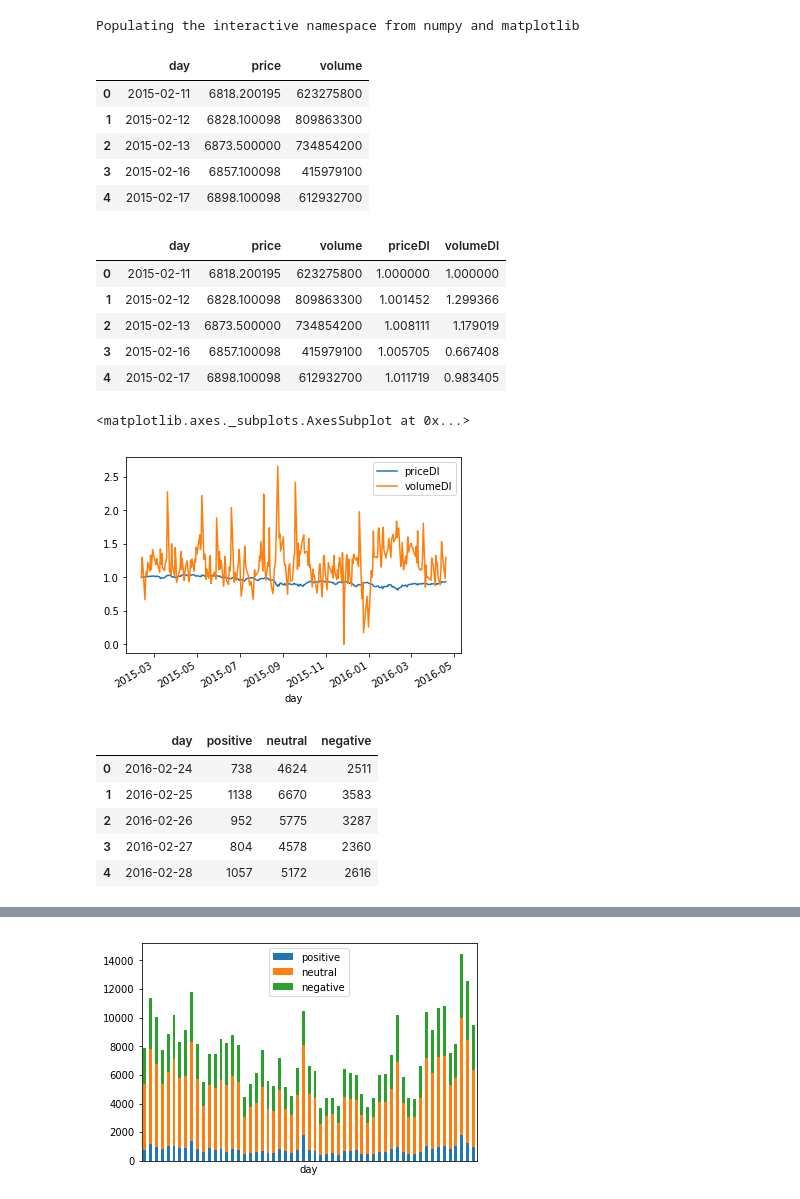
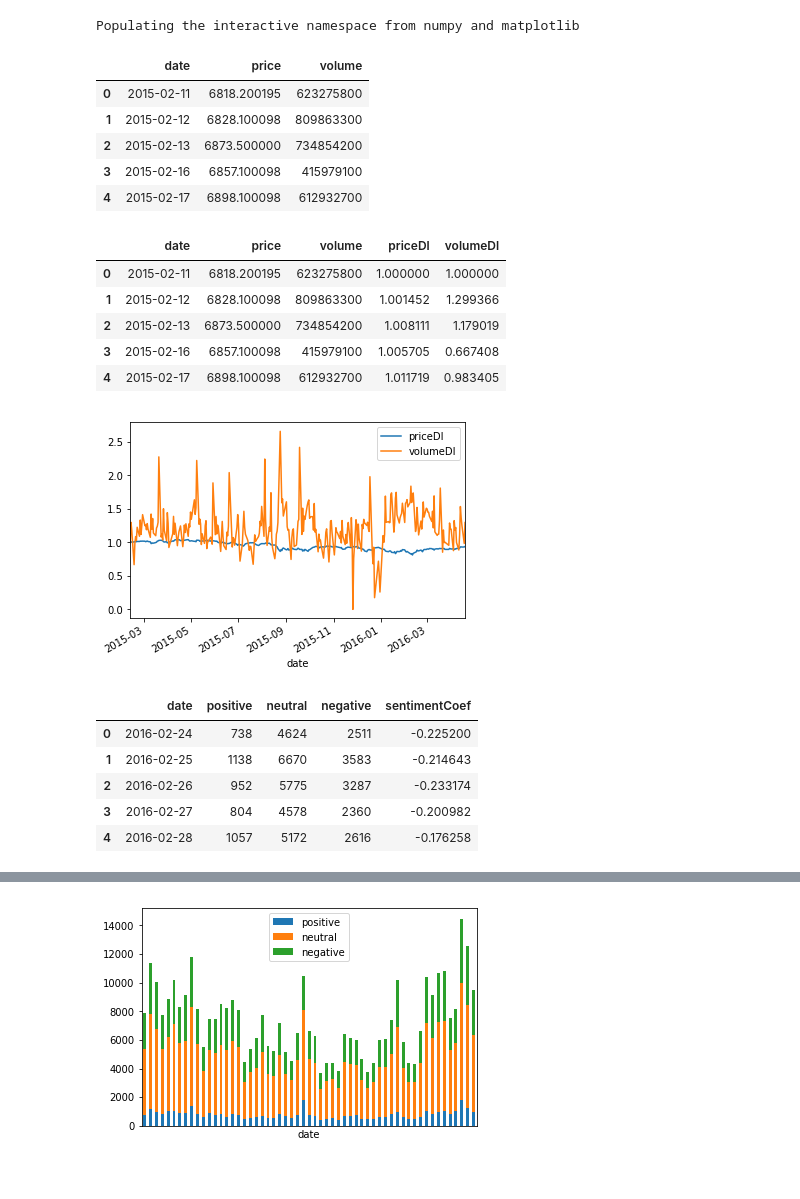
Before and after one commit to baryev/autoregressive-model, a Jupyter notebook: sentimentsAnalysis.ipynb, the cells around one changed output, grey strips where cells are left out. Saved outputs shown, nothing was run; the diff lists cells and outputs as text; code cells hidden in the pictures.

```diff
--- a/sentimentsAnalysis.ipynb
+++ b/sentimentsAnalysis.ipynb
@@ -15,44 +15,45 @@ posByDay = pd.read_csv('data\out_posByDay.csv', header=0, parse_dates=[0]).sort_
 neutrByDay = pd.read_csv('data\out_neutrByDay.csv', header=0, parse_dates=[0]).sort_values(by = 'day')
 negByDay = pd.read_csv('data\out_negByDay.csv', header=0, parse_dates=[0]).sort_values(by = 'day')
 # %%
-#create dimensionless values
 ftse = pd.read_csv('data\FTSE.csv', header=0, parse_dates=[0]).sort_values(by = 'Date')
 ftse = ftse[['Date', 'Adj Close', 'Volume']]
-ftse.columns = ['day', 'price', 'volume']
+ftse.columns = ['date', 'price', 'volume']
 ftse.head()
 # %% [output]
-|  | day | price | volume |
+|  | date | price | volume |
 | 0 | 2015-02-11 | 6818.200195 | 623275800 |
 | 1 | 2015-02-12 | 6828.100098 | 809863300 |
 | 2 | 2015-02-13 | 6873.500000 | 734854200 |
 | 3 | 2015-02-16 | 6857.100098 | 415979100 |
 | 4 | 2015-02-17 | 6898.100098 | 612932700 |
 # %%
-ftse['priceDl'] = ftse['price'].apply(lambda x: x / ftse['price'][0])
-ftse['volumeDl'] = ftse['volume'].apply(lambda x: x / ftse['volume'][0])
-#ftse['complex'] = ftse['priceDl'] + ftse['volumeDl'] * 1j
+# Перевод цены и объема в безразмерные (dimensionless) величины
+ftse['priceDl']  = ftse['price'].apply(lambda x: x / ftse['price'].iloc[0])
+ftse['volumeDl'] = ftse['volume'].apply(lambda x: x / ftse['volume'].iloc[0])
 ftse.head()
 # %% [output]
-|  | day | price | volume | priceDl | volumeDl |
+|  | date | price | volume | priceDl | volumeDl |
 | 0 | 2015-02-11 | 6818.200195 | 623275800 | 1.000000 | 1.000000 |
 | 1 | 2015-02-12 | 6828.100098 | 809863300 | 1.001452 | 1.299366 |
 | 2 | 2015-02-13 | 6873.500000 | 734854200 | 1.008111 | 1.179019 |
 | 3 | 2015-02-16 | 6857.100098 | 415979100 | 1.005705 | 0.667408 |
 | 4 | 2015-02-17 | 6898.100098 | 612932700 | 1.011719 | 0.983405 |
 # %%
-ftse[['day', 'priceDl', 'volumeDl']].plot(x='day')
+ftse[['date', 'priceDl', 'volumeDl']].plot(x='date');
 # %% [output]
-<matplotlib.axes._subplots.AxesSubplot at 0x...>
-[figure, old version]
+[figure, new version]
 # %%
 results = pd.merge(posByDay, neutrByDay, on='day')
 results = pd.merge(results, negByDay, on='day')
-results.columns = ['day', 'positive', 'neutral', 'negative']
+
+results.columns = ['date', 'positive', 'neutral', 'negative']
+results["sentimentCoef"] = ((results["positive"] - results["negative"])/
+                            (results["positive"] + results["neutral"] + results["negative"]))
 results.head()
 # %% [output]
-|  | day | positive | neutral | negative |
-| 0 | 2016-02-24 | 738 | 4624 | 2511 |
-| 1 | 2016-02-25 | 1138 | 6670 | 3583 |
-| 2 | 2016-02-26 | 952 | 5775 | 3287 |
-| 3 | 2016-02-27 | 804 | 4578 | 2360 |
-| 4 | 2016-02-28 | 1057 | 5172 | 2616 |
+|  | date | positive | neutral | negative | sentimentCoef |
+| 0 | 2016-02-24 | 738 | 4624 | 2511 | -0.225200 |
+| 1 | 2016-02-25 | 1138 | 6670 | 3583 | -0.214643 |
+| 2 | 2016-02-26 | 952 | 5775 | 3287 | -0.233174 |
+| 3 | 2016-02-27 | 804 | 4578 | 2360 | -0.200982 |
+| 4 | 2016-02-28 | 1057 | 5172 | 2616 | -0.176258 |
```
Also changed, not shown: parts of 25 cells of this notebook, 1 other file.
